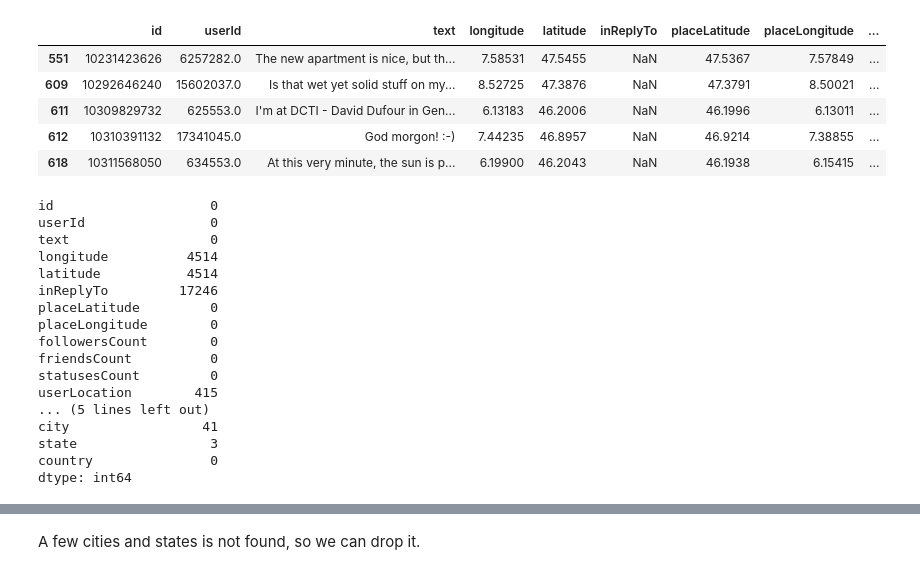
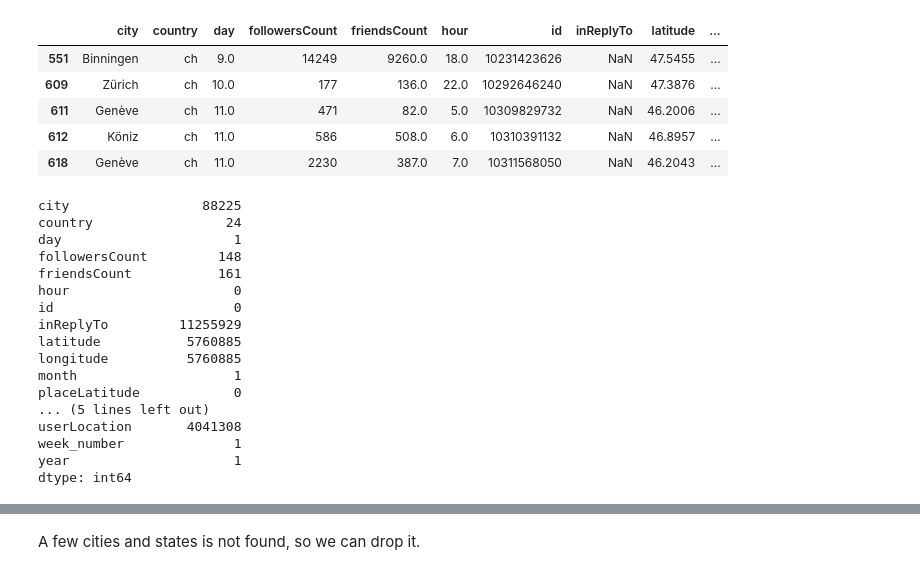
Before and after one commit to nnnsyyy/ADA_Project, a Jupyter notebook: state mov.ipynb, the cells around one changed output, grey strips where cells are left out. Drawn from its saved outputs; the diff is of its cells as text; code cells hidden in the pictures.

Commit message:
Debug with all data: time calculation with NAT!!

```diff
--- a/state mov.ipynb
+++ b/state mov.ipynb
@@ -4,33 +4,33 @@ import numpy as np
 import csv
 import pickle
 # %%
-sample  = pickle.load( open( "twitter_swisscom_proc/xaa_proc.p", "rb" ) )
+sample  = pickle.load( open( "data/twitter_data_clean.p", "rb" ) )
 sample.head()
 # %% [output]
-|  | id | userId | text | longitude | latitude | inReplyTo | placeLatitude | placeLongitude | ... |
-| 551 | 10231423626 | 6257282.0 | The new apartment is nice, but th... | 7.58531 | 47.5455 | NaN | 47.5367 | 7.57849 | ... |
-| 609 | 10292646240 | 15602037.0 | Is that wet yet solid stuff on my... | 8.52725 | 47.3876 | NaN | 47.3791 | 8.50021 | ... |
-| 611 | 10309829732 | 625553.0 | I'm at DCTI - David Dufour in Gen... | 6.13183 | 46.2006 | NaN | 46.1996 | 6.13011 | ... |
-| 612 | 10310391132 | 17341045.0 | God morgon! :-) | 7.44235 | 46.8957 | NaN | 46.9214 | 7.38855 | ... |
-| 618 | 10311568050 | 634553.0 | At this very minute, the sun is p... | 6.19900 | 46.2043 | NaN | 46.1938 | 6.15415 | ... |
+|  | city | country | day | followersCount | friendsCount | hour | id | inReplyTo | latitude | ... |
+| 551 | Binningen | ch | 9.0 | 14249 | 9260.0 | 18.0 | 10231423626 | NaN | 47.5455 | ... |
+| 609 | Zürich | ch | 10.0 | 177 | 136.0 | 22.0 | 10292646240 | NaN | 47.3876 | ... |
+| 611 | Genève | ch | 11.0 | 471 | 82.0 | 5.0 | 10309829732 | NaN | 46.2006 | ... |
+| 612 | Köniz | ch | 11.0 | 586 | 508.0 | 6.0 | 10310391132 | NaN | 46.8957 | ... |
+| 618 | Genève | ch | 11.0 | 2230 | 387.0 | 7.0 | 10311568050 | NaN | 46.2043 | ... |
 # %%
 sample.isnull().sum()
 # %% [output]
-id                    0
-userId                0
-text                  0
-longitude          4514
-latitude           4514
-inReplyTo         17246
-placeLatitude         0
-placeLongitude        0
-followersCount        0
-friendsCount          0
-statusesCount         0
-userLocation        415
+city                 88225
+country                 24
+day                      1
+followersCount         148
+friendsCount           161
+hour                     0
+id                       0
+inReplyTo         11255929
+latitude           5760885
+longitude          5760885
+month                    1
+placeLatitude            0
 ... (5 lines left out)
-city                 41
-state                 3
-country               0
+userLocation       4041308
+week_number              1
+year                     1
 dtype: int64
 # %%
```
Also changed, not shown: parts of 20 cells of this notebook, 2 other files.
